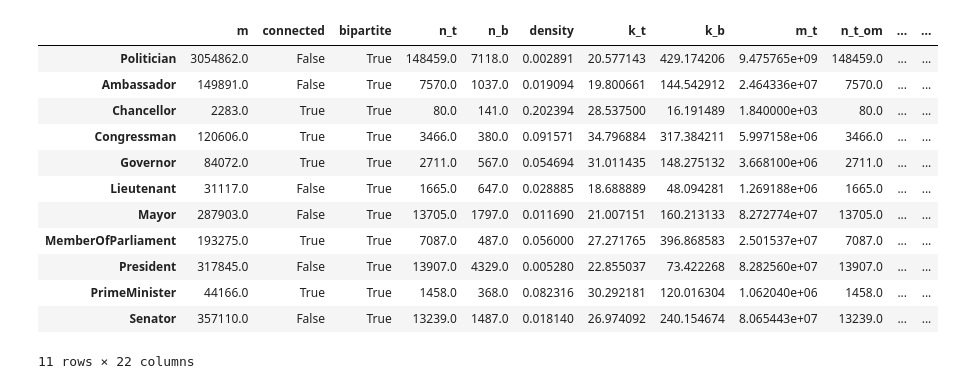
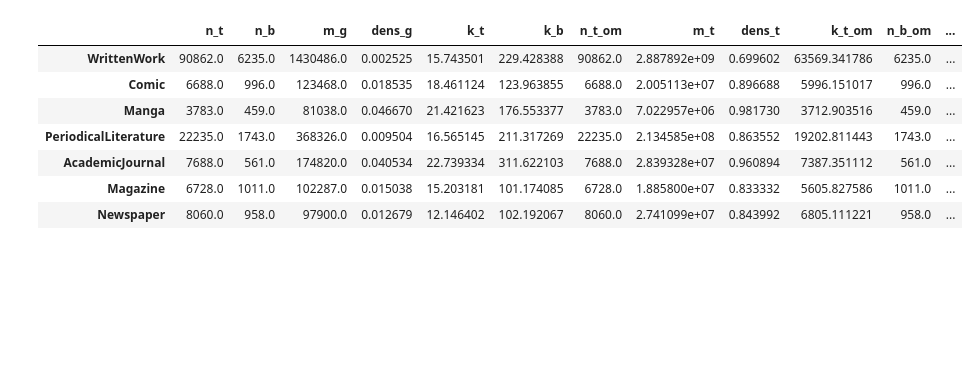
Before and after one commit to davidweisscode/kg-analysis, a Jupyter notebook: plots.ipynb, the cells around one changed output. Cells and saved outputs as stored; diff of their text form; code cells hidden in the pictures; blank space fills up the shorter version.

```diff
--- a/plots.ipynb
+++ b/plots.ipynb
@@ -13,29 +10,23 @@ import matplotlib.pyplot as plt
 # %%
 # TODO: Choose color palette https://seaborn.pydata.org/tutorial/color_palettes.html
-MAIN_COLOR_1 = "#7D92C3"
-MAIN_COLOR_2 = "#4664AA"
-ACCENT_COLOR = "#902020"
+MAIN_COLOR_1 = "#4664AA"
+MAIN_COLOR_2 = "#7D92C3"
 # TODO: Figure aesthetics https://seaborn.pydata.org/tutorial/aesthetics.html
 
 sns.set(color_codes=True)
 
-run = "politician_breadth"
+run = "writtenwork_depth"
 res = pd.read_csv(f"out/_results_{run}.csv", index_col=0)
 classes = list(res.index.values)
 
 res
 # %% [output]
-|  | m | connected | bipartite | n_t | n_b | density | k_t | k_b | m_t | n_t_om | ... | ... |
-| Politician | 3054862.0 | False | True | 148459.0 | 7118.0 | 0.002891 | 20.577143 | 429.174206 | 9.475765e+09 | 148459.0 | ... | ... |
-| Ambassador | 149891.0 | False | True | 7570.0 | 1037.0 | 0.019094 | 19.800661 | 144.542912 | 2.464336e+07 | 7570.0 | ... | ... |
-| Chancellor | 2283.0 | True | True | 80.0 | 141.0 | 0.202394 | 28.537500 | 16.191489 | 1.840000e+03 | 80.0 | ... | ... |
-| Congressman | 120606.0 | True | True | 3466.0 | 380.0 | 0.091571 | 34.796884 | 317.384211 | 5.997158e+06 | 3466.0 | ... | ... |
-| Governor | 84072.0 | True | True | 2711.0 | 567.0 | 0.054694 | 31.011435 | 148.275132 | 3.668100e+06 | 2711.0 | ... | ... |
-| Lieutenant | 31117.0 | False | True | 1665.0 | 647.0 | 0.028885 | 18.688889 | 48.094281 | 1.269188e+06 | 1665.0 | ... | ... |
-| Mayor | 287903.0 | False | True | 13705.0 | 1797.0 | 0.011690 | 21.007151 | 160.213133 | 8.272774e+07 | 13705.0 | ... | ... |
-| MemberOfParliament | 193275.0 | True | True | 7087.0 | 487.0 | 0.056000 | 27.271765 | 396.868583 | 2.501537e+07 | 7087.0 | ... | ... |
-| President | 317845.0 | False | True | 13907.0 | 4329.0 | 0.005280 | 22.855037 | 73.422268 | 8.282560e+07 | 13907.0 | ... | ... |
-| PrimeMinister | 44166.0 | True | True | 1458.0 | 368.0 | 0.082316 | 30.292181 | 120.016304 | 1.062040e+06 | 1458.0 | ... | ... |
-| Senator | 357110.0 | False | True | 13239.0 | 1487.0 | 0.018140 | 26.974092 | 240.154674 | 8.065443e+07 | 13239.0 | ... | ... |
+|  | n_t | n_b | m_g | dens_g | k_t | k_b | n_t_om | m_t | dens_t | k_t_om | n_b_om | ... |
+| WrittenWork | 90862.0 | 6235.0 | 1430486.0 | 0.002525 | 15.743501 | 229.428388 | 90862.0 | 2.887892e+09 | 0.699602 | 63569.341786 | 6235.0 | ... |
+| Comic | 6688.0 | 996.0 | 123468.0 | 0.018535 | 18.461124 | 123.963855 | 6688.0 | 2.005113e+07 | 0.896688 | 5996.151017 | 996.0 | ... |
+| Manga | 3783.0 | 459.0 | 81038.0 | 0.046670 | 21.421623 | 176.553377 | 3783.0 | 7.022957e+06 | 0.981730 | 3712.903516 | 459.0 | ... |
+| PeriodicalLiterature | 22235.0 | 1743.0 | 368326.0 | 0.009504 | 16.565145 | 211.317269 | 22235.0 | 2.134585e+08 | 0.863552 | 19202.811443 | 1743.0 | ... |
+| AcademicJournal | 7688.0 | 561.0 | 174820.0 | 0.040534 | 22.739334 | 311.622103 | 7688.0 | 2.839328e+07 | 0.960894 | 7387.351112 | 561.0 | ... |
+| Magazine | 6728.0 | 1011.0 | 102287.0 | 0.015038 | 15.203181 | 101.174085 | 6728.0 | 1.885800e+07 | 0.833332 | 5605.827586 | 1011.0 | ... |
+| Newspaper | 8060.0 | 958.0 | 97900.0 | 0.012679 | 12.146402 | 102.192067 | 8060.0 | 2.741099e+07 | 0.843992 | 6805.111221 | 958.0 | ... |
-11 rows × 22 columns
 # %%
```
Also changed, not shown: parts of 11 cells of this notebook.
